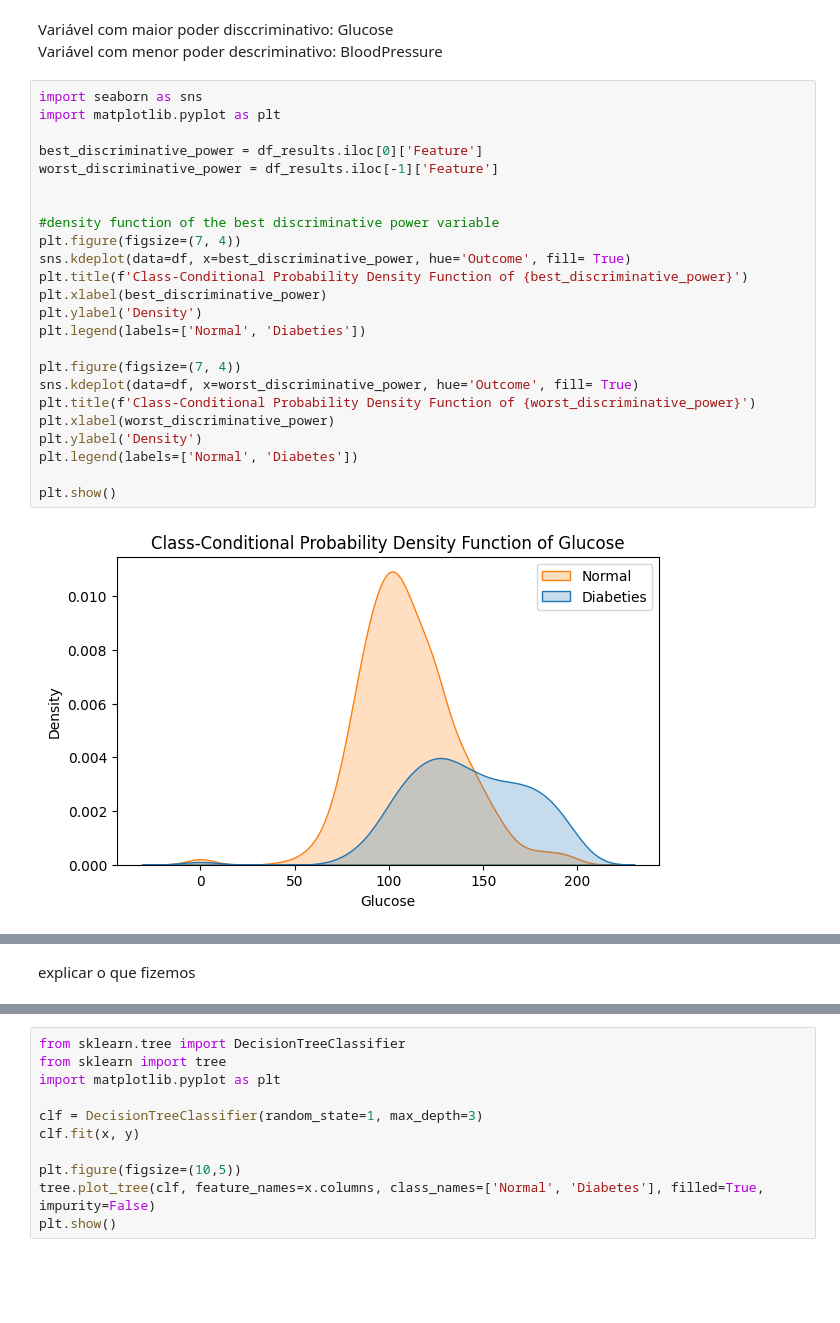
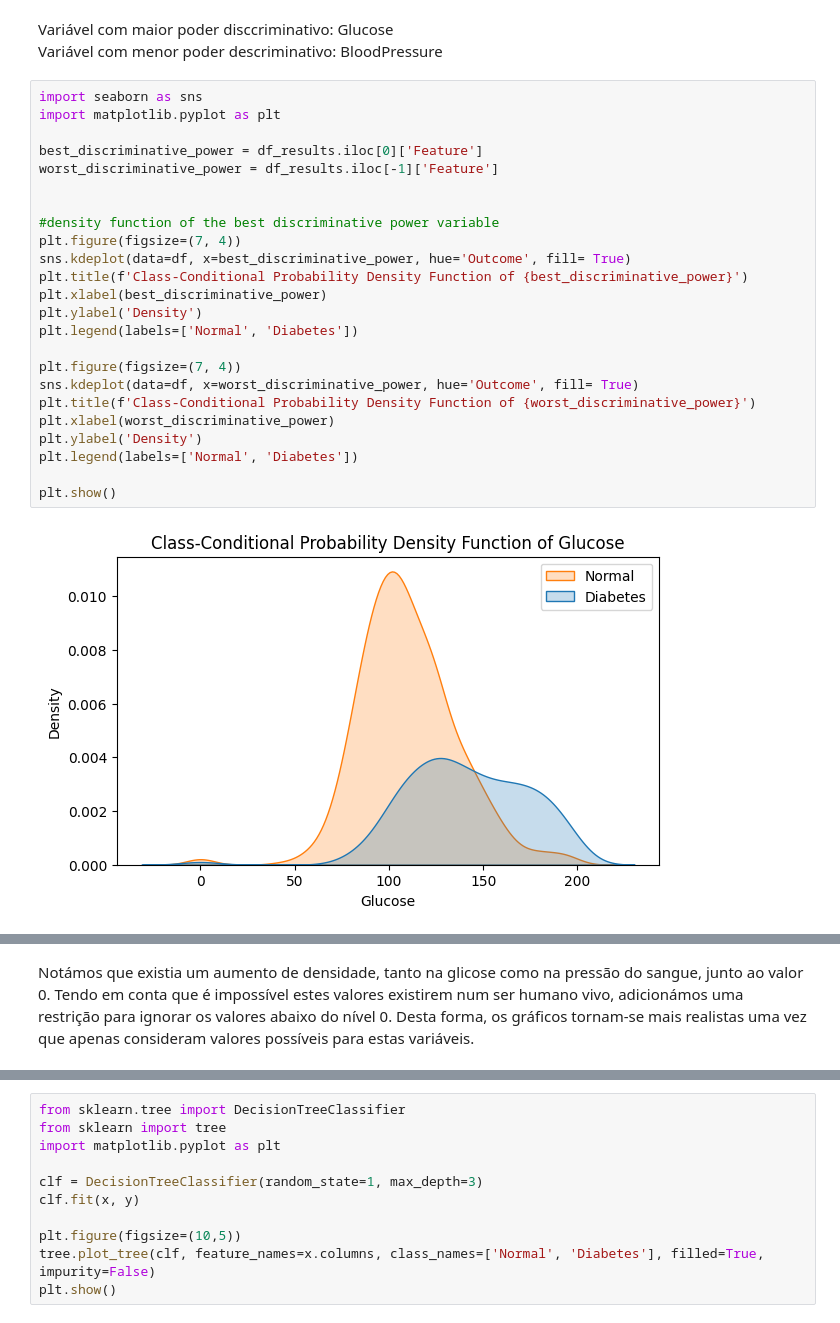
Before and after one commit to tiago-gsantos/ist-apren-homework1, a Jupyter notebook: HomeWork.ipynb, the cells around one changed output, grey strips where cells are left out. Drawn from its saved outputs; the diff is of its cells as text; blank space fills up the shorter version.

```diff
--- a/HomeWork.ipynb
+++ b/HomeWork.ipynb
@@ -40,32 +42,32 @@ Variável com menor poder descriminativo: BloodPressure
 # %%
 import seaborn as sns
 import matplotlib.pyplot as plt
 
 best_discriminative_power = df_results.iloc[0]['Feature']
 worst_discriminative_power = df_results.iloc[-1]['Feature']
 
 
 #density function of the best discriminative power variable
 plt.figure(figsize=(7, 4))
 sns.kdeplot(data=df, x=best_discriminative_power, hue='Outcome', fill= True)
 plt.title(f'Class-Conditional Probability Density Function of {best_discriminative_power}')
 plt.xlabel(best_discriminative_power)
 plt.ylabel('Density')
-plt.legend(labels=['Normal', 'Diabeties'])
+plt.legend(labels=['Normal', 'Diabetes'])
 
 plt.figure(figsize=(7, 4))
 sns.kdeplot(data=df, x=worst_discriminative_power, hue='Outcome', fill= True)
 plt.title(f'Class-Conditional Probability Density Function of {worst_discriminative_power}')
 plt.xlabel(worst_discriminative_power)
 plt.ylabel('Density')
 plt.legend(labels=['Normal', 'Diabetes'])
 
 plt.show()
 # %% [output]
-[figure, old version]
+[figure, new version]
 [figure]
-# %% [markdown]
-explicar o que fizemos
+# %% [markdown]
+Notámos que existia um aumento de densidade, tanto na glicose como na pressão do sangue, junto ao valor 0. Tendo em conta que é impossível estes valores existirem num ser humano vivo, adicionámos uma restrição para ignorar os valores abaixo do nível 0. Desta forma, os gráficos tornam-se mais realistas uma vez que apenas consideram valores possíveis para estas variáveis.
 # %%
 df = df[(df['BloodPressure'] > 0) & (df['Glucose'] > 0)]
 
```
Also changed, not shown: parts of 8 cells of this notebook.
